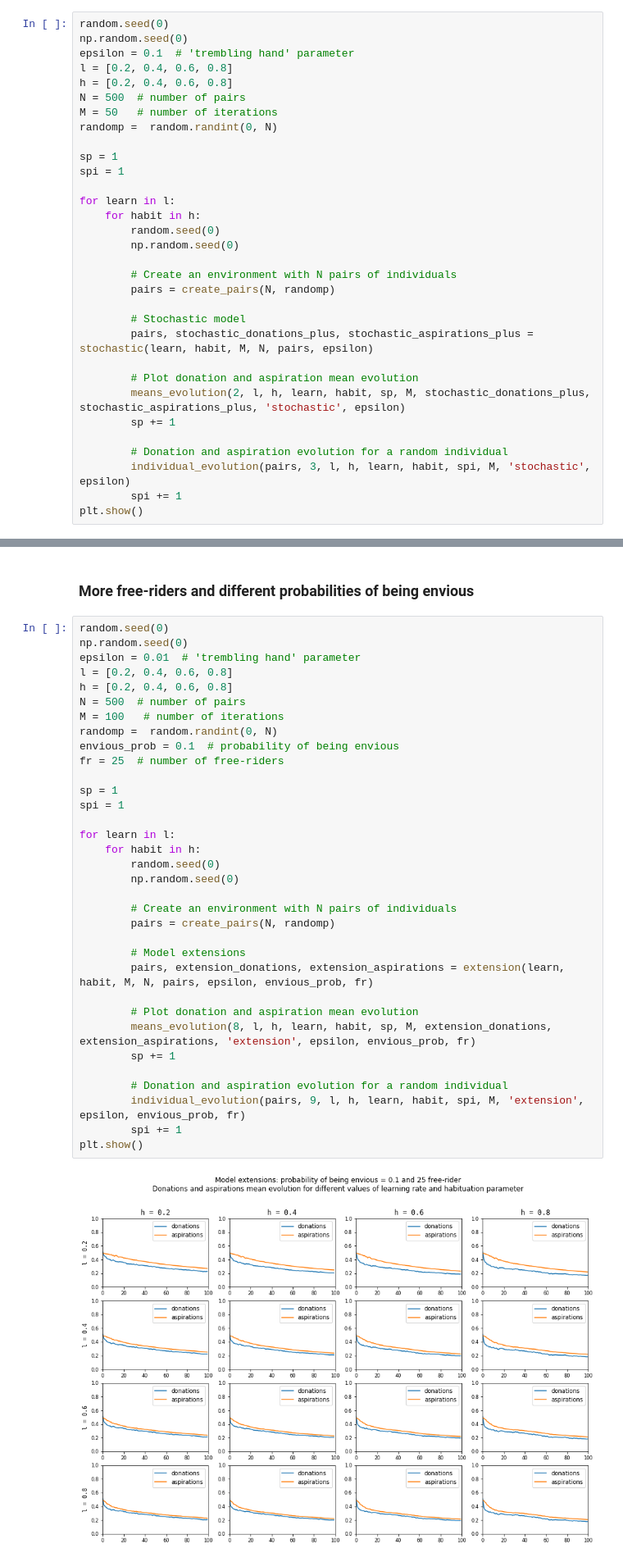
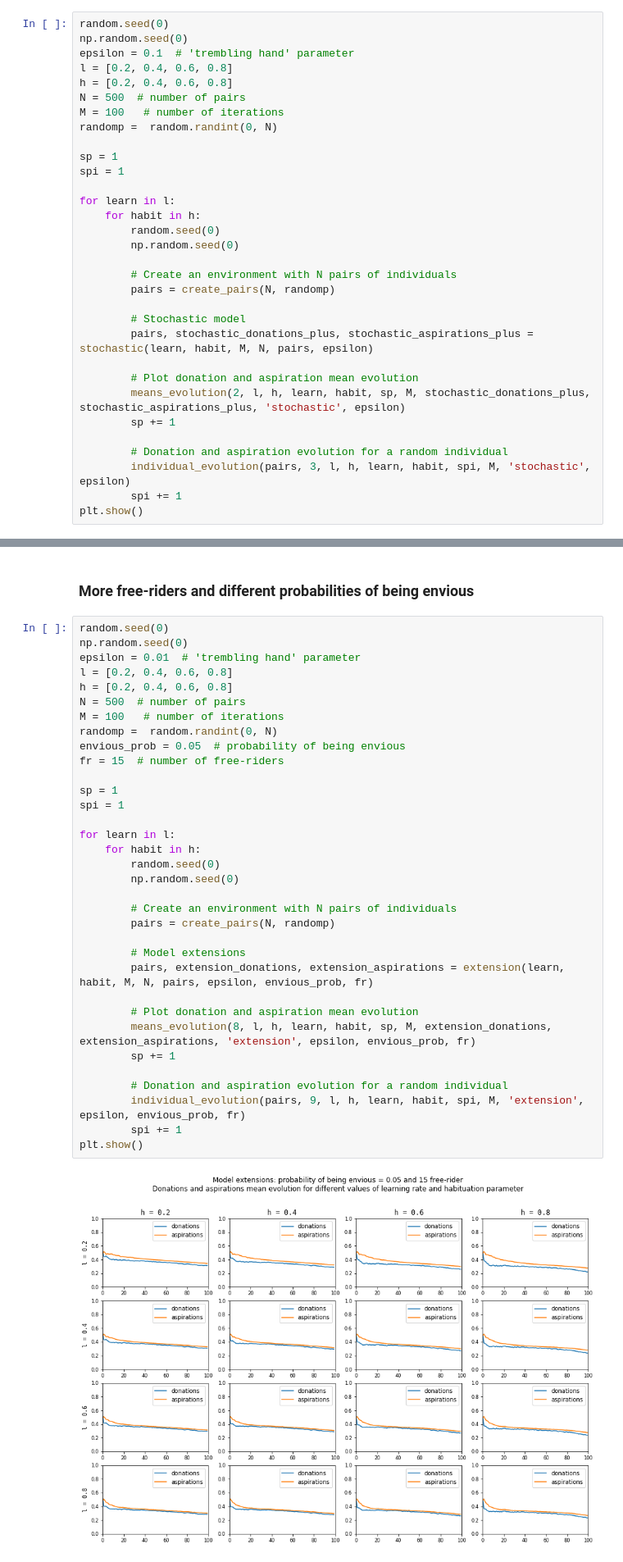
Before and after one commit to ealmenzar/Altruistic-ReinforcementLearning, a Jupyter notebook: altruism.ipynb, the cells around one changed output, grey strips where cells are left out. Shown at 82% size. Saved outputs shown, nothing was run; the diff lists cells and outputs as text.

```diff
--- a/altruism.ipynb
+++ b/altruism.ipynb
@@ -165,7 +165,7 @@ epsilon = 0.1  # 'trembling hand' parameter
 l = [0.2, 0.4, 0.6, 0.8]
 h = [0.2, 0.4, 0.6, 0.8]
 N = 500  # number of pairs
-M = 50   # number of iterations
+M = 100   # number of iterations
 randomp =  random.randint(0, N)
 
 sp = 1
@@ -281,33 +281,33 @@ np.random.seed(0)
 epsilon = 0.01  # 'trembling hand' parameter
 l = [0.2, 0.4, 0.6, 0.8]
 h = [0.2, 0.4, 0.6, 0.8]
 N = 500  # number of pairs
 M = 100   # number of iterations
 randomp =  random.randint(0, N)
-envious_prob = 0.1  # probability of being envious
-fr = 25  # number of free-riders
+envious_prob = 0.05  # probability of being envious
+fr = 15  # number of free-riders
 
 sp = 1
 spi = 1
 
 for learn in l:
 	for habit in h:
 		random.seed(0)
 		np.random.seed(0)
 
         # Create an environment with N pairs of individuals
 		pairs = create_pairs(N, randomp)
 
         # Model extensions
 		pairs, extension_donations, extension_aspirations = extension(learn, habit, M, N, pairs, epsilon, envious_prob, fr)
 
         # Plot donation and aspiration mean evolution
 		means_evolution(8, l, h, learn, habit, sp, M, extension_donations, extension_aspirations, 'extension', epsilon, envious_prob, fr)
 		sp += 1
 
 		# Donation and aspiration evolution for a random individual
 		individual_evolution(pairs, 9, l, h, learn, habit, spi, M, 'extension', epsilon, envious_prob, fr)
 		spi += 1
 plt.show()
 # %% [output]
-[figure, old version]
+[figure, new version]
```
Also changed, not shown: parts of 2 cells of this notebook, 1 other file.
